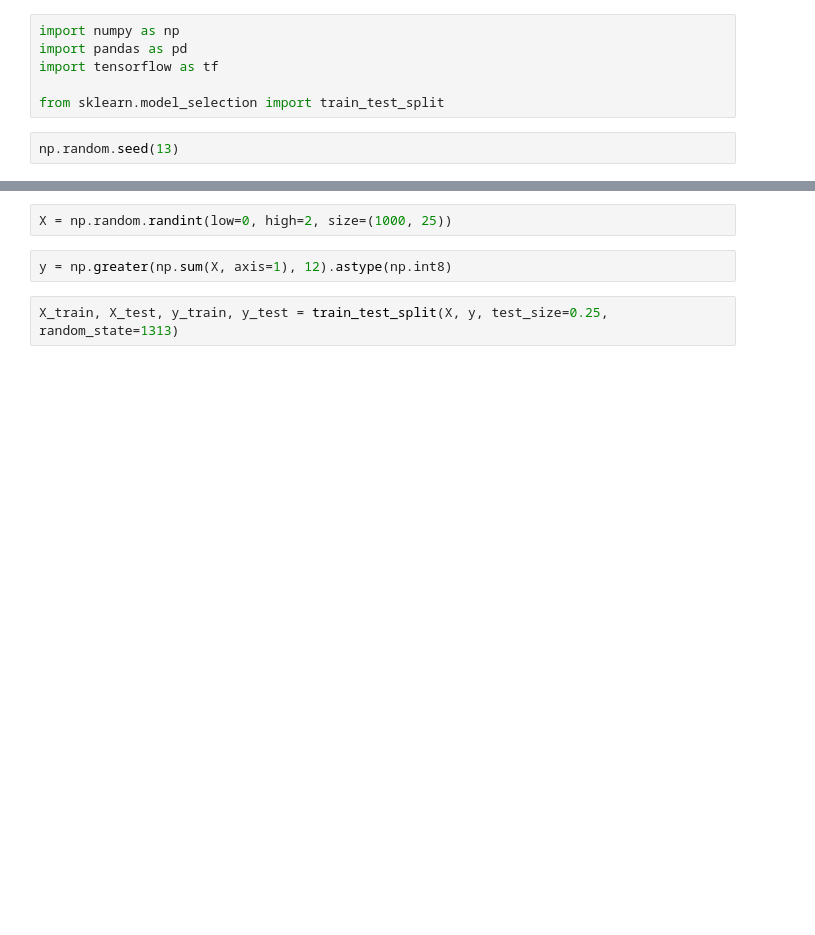
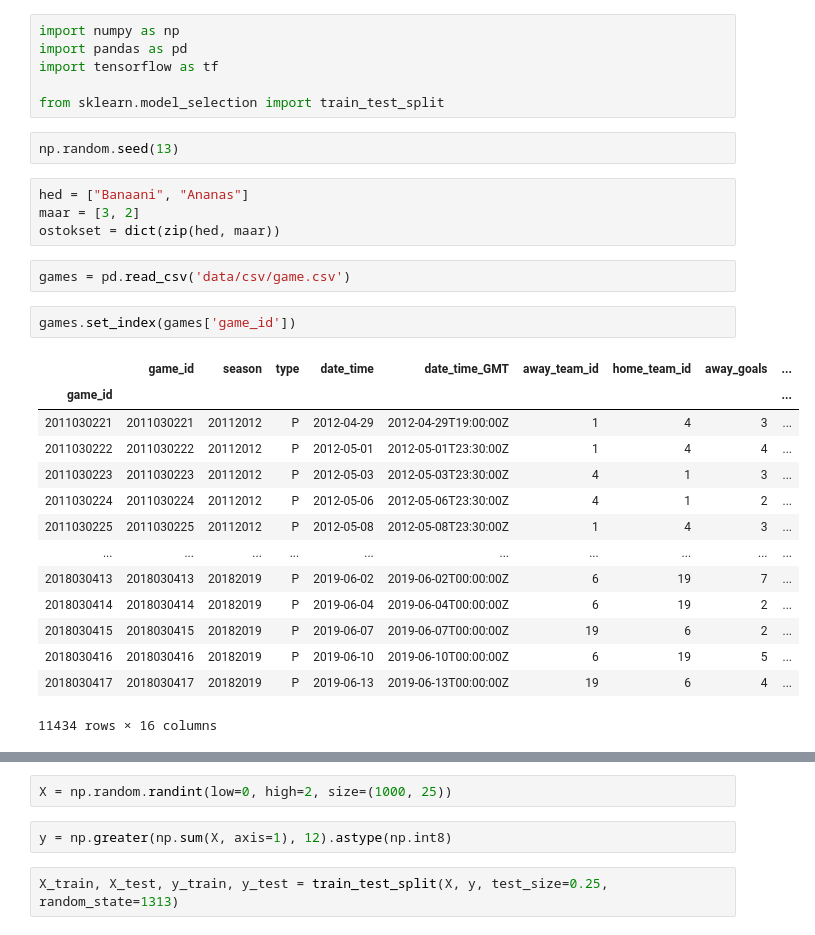
Before and after one commit to danielkari95/nhl-game-prediction, a Jupyter notebook: Untitled.ipynb, the cells around one changed output, grey strips where cells are left out. Cells and saved outputs as stored; diff of their text form; blank space fills up the shorter version.

```diff
--- a/Untitled.ipynb
+++ b/Untitled.ipynb
@@ -6,3 +6,26 @@ import tensorflow as tf
 from sklearn.model_selection import train_test_split
 # %%
 np.random.seed(13)
+# %%
+hed = ["Banaani", "Ananas"]
+maar = [3, 2]
+ostokset = dict(zip(hed, maar))
+# %%
+games = pd.read_csv('data/csv/game.csv')
+# %%
+games.set_index(games['game_id'])
+# %% [output]
+|  | game_id | season | type | date_time | date_time_GMT | away_team_id | home_team_id | away_goals | ... |
+| game_id |  |  |  |  |  |  |  |  | ... |
+| 2011030221 | 2011030221 | 20112012 | P | 2012-04-29 | 2012-04-29T19:00:00Z | 1 | 4 | 3 | ... |
+| 2011030222 | 2011030222 | 20112012 | P | 2012-05-01 | 2012-05-01T23:30:00Z | 1 | 4 | 4 | ... |
+| 2011030223 | 2011030223 | 20112012 | P | 2012-05-03 | 2012-05-03T23:30:00Z | 4 | 1 | 3 | ... |
+| 2011030224 | 2011030224 | 20112012 | P | 2012-05-06 | 2012-05-06T23:30:00Z | 4 | 1 | 2 | ... |
+| 2011030225 | 2011030225 | 20112012 | P | 2012-05-08 | 2012-05-08T23:30:00Z | 1 | 4 | 3 | ... |
+| ... | ... | ... | ... | ... | ... | ... | ... | ... | ... |
+| 2018030413 | 2018030413 | 20182019 | P | 2019-06-02 | 2019-06-02T00:00:00Z | 6 | 19 | 7 | ... |
+| 2018030414 | 2018030414 | 20182019 | P | 2019-06-04 | 2019-06-04T00:00:00Z | 6 | 19 | 2 | ... |
+| 2018030415 | 2018030415 | 20182019 | P | 2019-06-07 | 2019-06-07T00:00:00Z | 19 | 6 | 2 | ... |
+| 2018030416 | 2018030416 | 20182019 | P | 2019-06-10 | 2019-06-10T00:00:00Z | 6 | 19 | 5 | ... |
+| 2018030417 | 2018030417 | 20182019 | P | 2019-06-13 | 2019-06-13T00:00:00Z | 19 | 6 | 4 | ... |
+11434 rows × 16 columns
```
Also changed, not shown: parts of 5 cells of this notebook, 25 other files.
